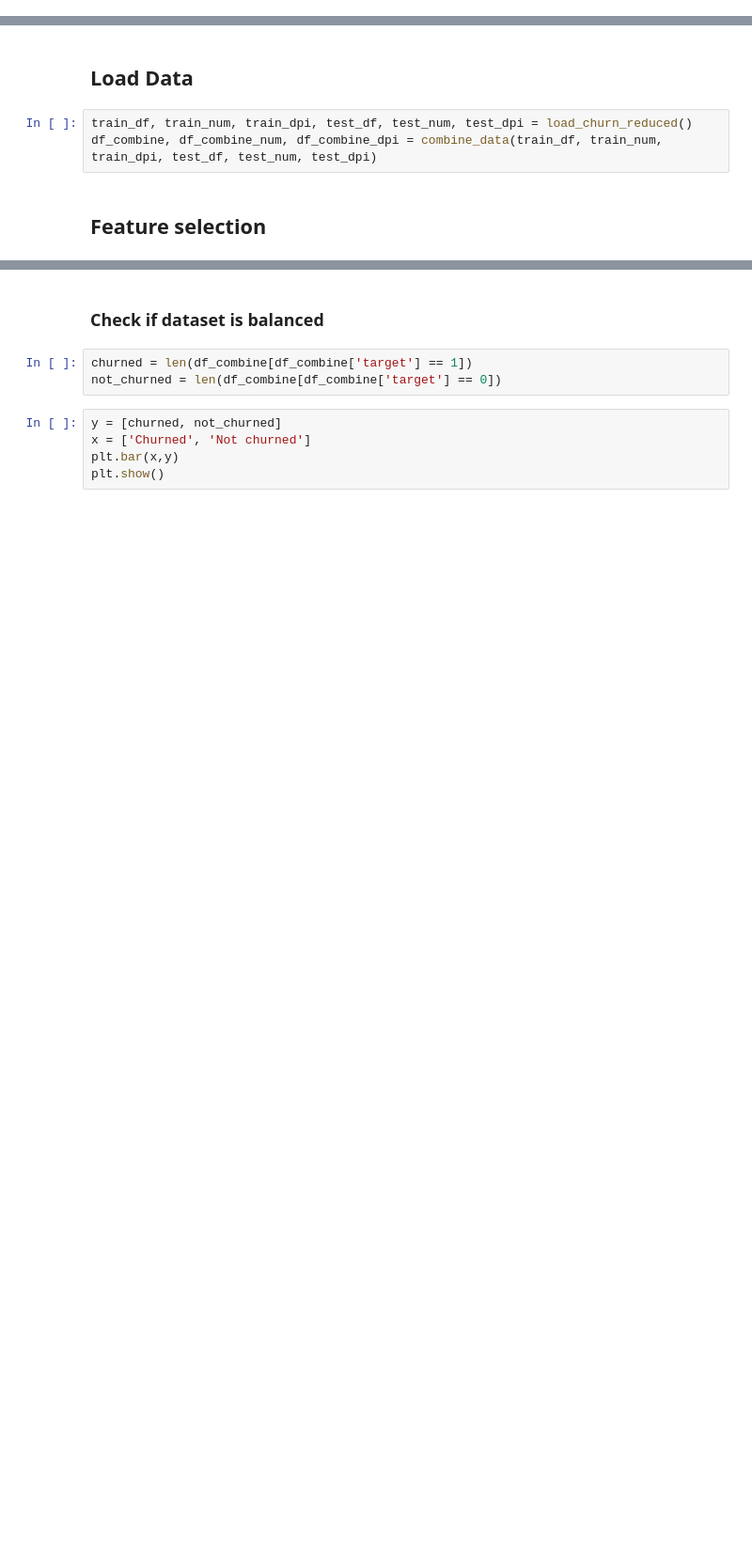
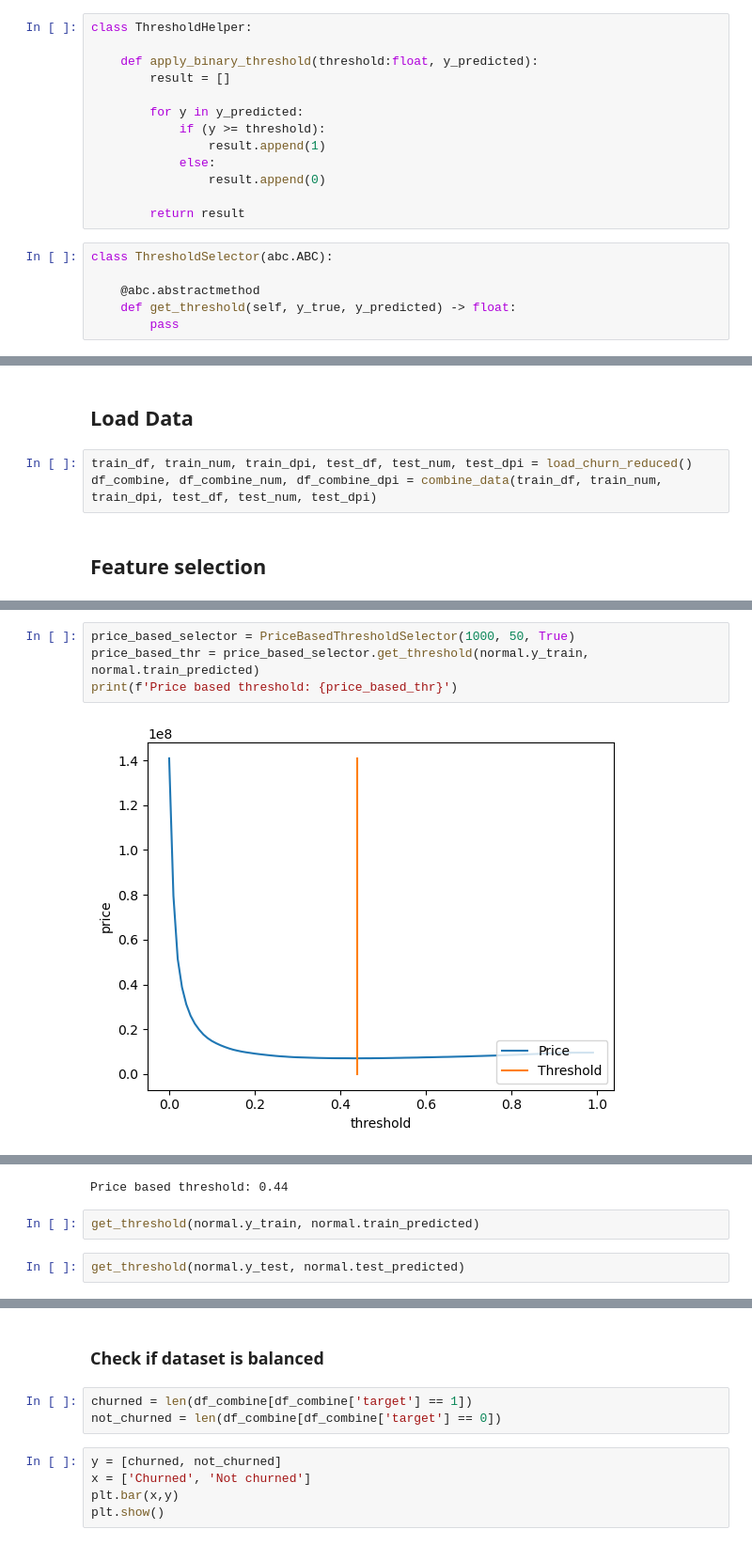
Before and after one commit to vburenkov/ML, a Jupyter notebook: FINAL/Burenkov.ipynb, the cells around one changed output, grey strips where cells are left out. Shown: that part at 94% size. Drawn from its saved outputs; the diff is of its cells as text; blank space fills up the shorter version.

```diff
--- a/FINAL/Burenkov.ipynb
+++ b/FINAL/Burenkov.ipynb
@@ -767,0 +868,19 @@ def remove_skew(df:DataFrame, **kwargs) -> DataFrame:
+# %%
+class ThresholdHelper:
+
+    def apply_binary_threshold(threshold:float, y_predicted):
+        result = []
+
+        for y in y_predicted:
+            if (y >= threshold):
+                result.append(1)
+            else:
+                result.append(0)
+
+        return result
+# %%
+class ThresholdSelector(abc.ABC):
+
+    @abc.abstractmethod
+    def get_threshold(self, y_true, y_predicted) -> float:
+        pass
@@ -933,0 +1088,6 @@ enhanced_final = EnhancedLGBMSelector(df_final, get_random_string(10) + '.pcl')
+# %%
+price_based_selector = PriceBasedThresholdSelector(1000, 50, True)
+price_based_thr = price_based_selector.get_threshold(normal.y_train, normal.train_predicted)
+print(f'Price based threshold: {price_based_thr}')
+# %% [output]
+[figure, added]
@@ -933,0 +1095,5 @@ enhanced_final = EnhancedLGBMSelector(df_final, get_random_string(10) + '.pcl')
+Price based threshold: 0.44
+# %%
+get_threshold(normal.y_train, normal.train_predicted)
+# %%
+get_threshold(normal.y_test, normal.test_predicted)
```
Also changed, not shown: parts of 64 cells of this notebook.
